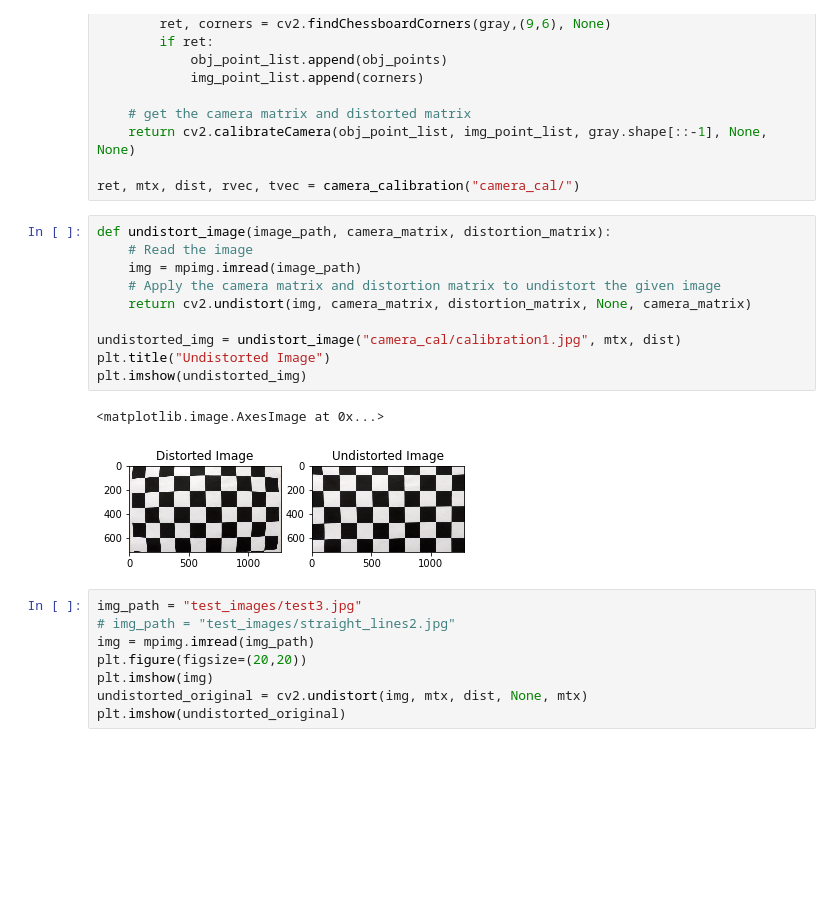
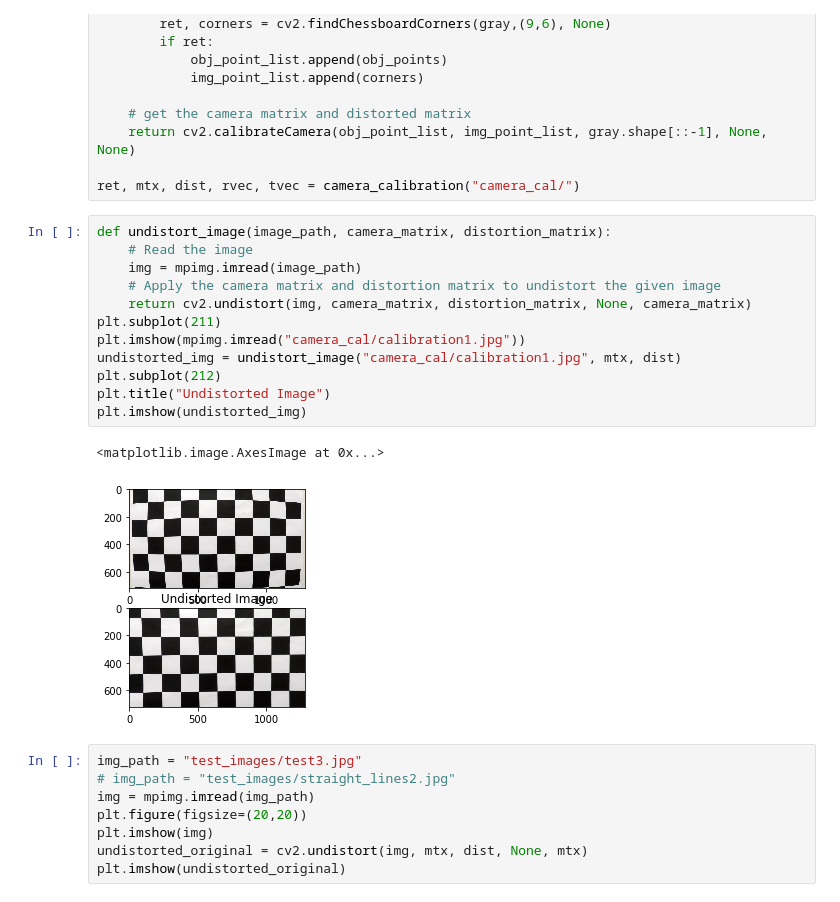
Before and after one commit to AbhilashAbhimsh/Advanced_Lane-lines, a Jupyter notebook: Project.ipynb, the cells around one changed output. Saved outputs shown, nothing was run; the diff lists cells and outputs as text; blank space fills up the shorter version.

```diff
--- a/Project.ipynb
+++ b/Project.ipynb
@@ -42,16 +41,18 @@ ret, mtx, dist, rvec, tvec = camera_calibration("camera_cal/")
 # %%
 def undistort_image(image_path, camera_matrix, distortion_matrix):
     # Read the image
     img = mpimg.imread(image_path)
     # Apply the camera matrix and distortion matrix to undistort the given image
     return cv2.undistort(img, camera_matrix, distortion_matrix, None, camera_matrix)
-
+plt.subplot(211)
+plt.imshow(mpimg.imread("camera_cal/calibration1.jpg"))
 undistorted_img = undistort_image("camera_cal/calibration1.jpg", mtx, dist)
+plt.subplot(212)
 plt.title("Undistorted Image")
 plt.imshow(undistorted_img)
 # %% [output]
 <matplotlib.image.AxesImage at 0x...>
-[figure, old version]
+[figure, new version]
 # %%
 img_path = "test_images/test3.jpg"
 # img_path = "test_images/straight_lines2.jpg"
```
Also changed, not shown: parts of 3 cells of this notebook.
